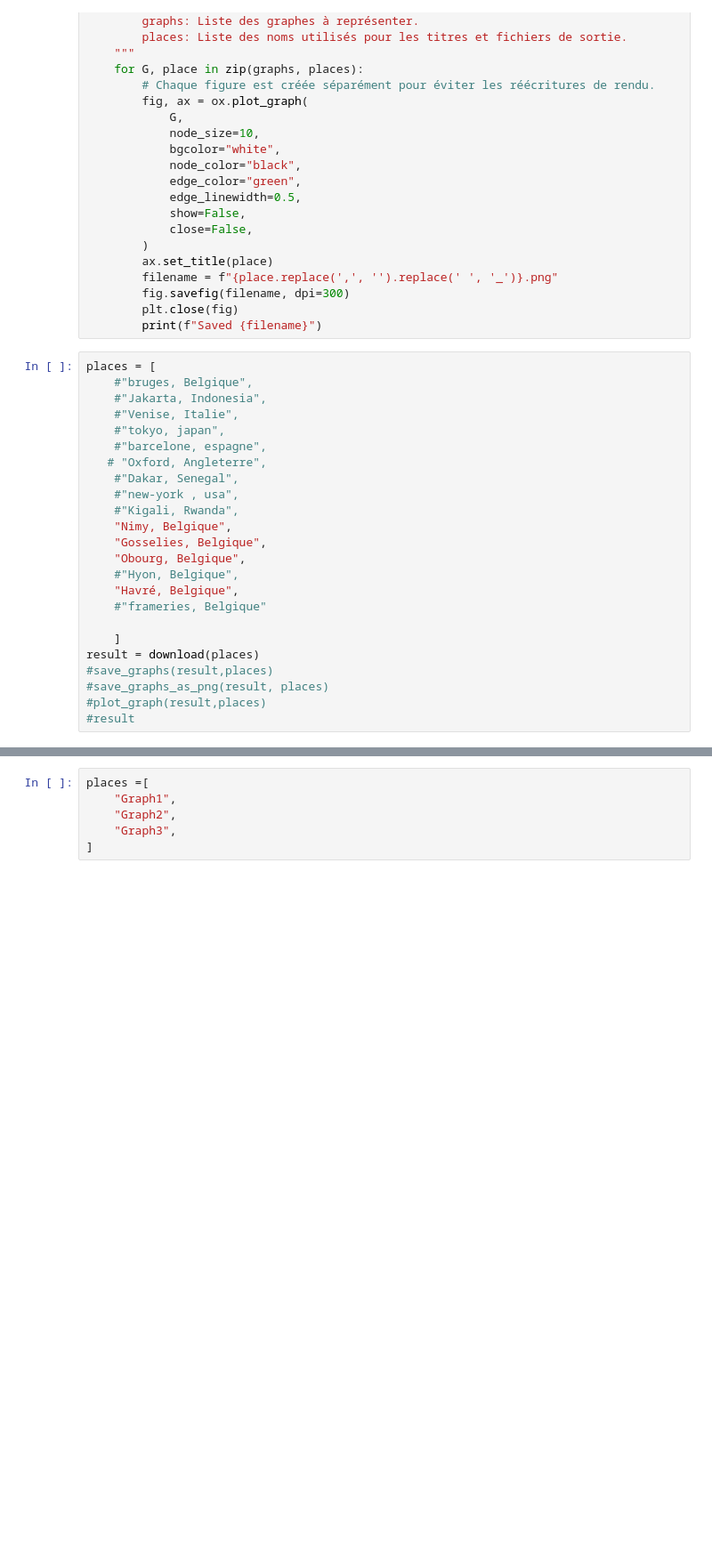
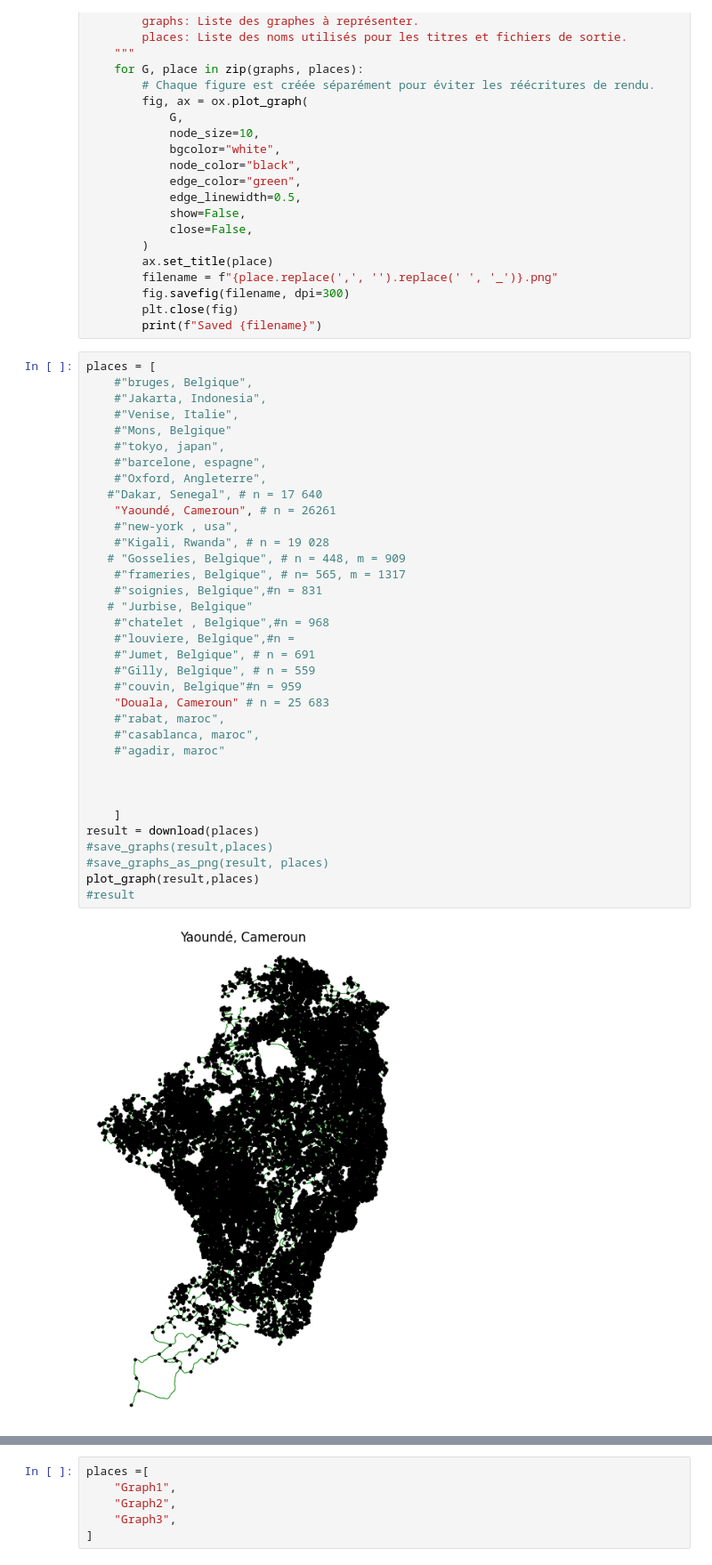
Before and after one commit to Le-Mael/Memoire-Umons, a Jupyter notebook: graph_OSMnx_top.ipynb, the cells around one changed output, grey strips where cells are left out. Shown at 89% size. Saved outputs shown, nothing was run; the diff lists cells and outputs as text; blank space fills up the shorter version.

```diff
--- a/graph_OSMnx_top.ipynb
+++ b/graph_OSMnx_top.ipynb
@@ -140,24 +180,37 @@ def save_graphs_as_png(graphs, places):
 # %%
 places = [
     #"bruges, Belgique",
     #"Jakarta, Indonesia",
     #"Venise, Italie",
+    #"Mons, Belgique"
     #"tokyo, japan",
     #"barcelone, espagne",
-   # "Oxford, Angleterre",
-    #"Dakar, Senegal",
+    #"Oxford, Angleterre",
+   #"Dakar, Senegal", # n = 17 640
+    "Yaoundé, Cameroun", # n = 26261
     #"new-york , usa",
-    #"Kigali, Rwanda",
-    "Nimy, Belgique",
-    "Gosselies, Belgique",
-    "Obourg, Belgique",
-    #"Hyon, Belgique",
-    "Havré, Belgique",
-    #"frameries, Belgique"
+    #"Kigali, Rwanda", # n = 19 028
+   # "Gosselies, Belgique", # n = 448, m = 909
+    #"frameries, Belgique", # n= 565, m = 1317
+    #"soignies, Belgique",#n = 831
+   # "Jurbise, Belgique"
+    #"chatelet , Belgique",#n = 968
+    #"louviere, Belgique",#n =
+    #"Jumet, Belgique", # n = 691
+    #"Gilly, Belgique", # n = 559
+    #"couvin, Belgique"#n = 959
+    "Douala, Cameroun" # n = 25 683
+    #"rabat, maroc",
+    #"casablanca, maroc",
+    #"agadir, maroc"
+
+
 
     ]
 result = download(places)
 #save_graphs(result,places)
 #save_graphs_as_png(result, places)
-#plot_graph(result,places)
+plot_graph(result,places)
 #result
+# %% [output]
+[figure, added]
```
Also changed, not shown: parts of 57 cells of this notebook.
